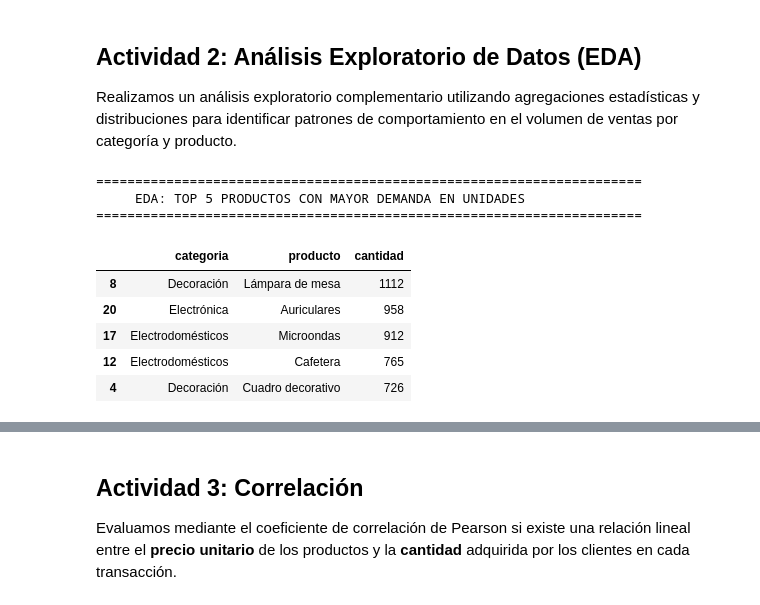
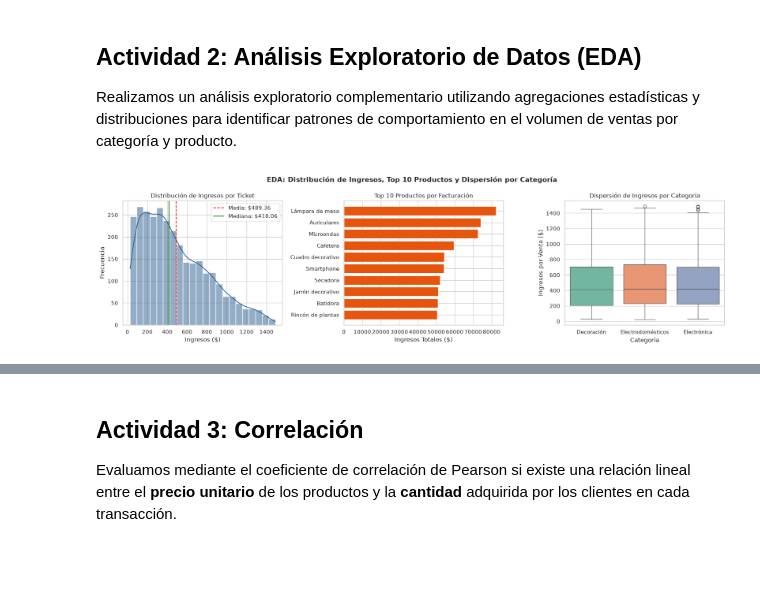
Before and after one commit to francoBa/analisisDatos-TT2026, a Jupyter notebook: entrega_final.ipynb, the cells around one changed output, grey strips where cells are left out. Saved outputs shown, nothing was run; the diff lists cells and outputs as text; code cells hidden in the pictures; blank space fills up the shorter version.

```diff
--- a/entrega_final.ipynb
+++ b/entrega_final.ipynb
@@ -971,30 +1011,44 @@ print("=" * 70)
 Realizamos un análisis exploratorio complementario utilizando agregaciones estadísticas y distribuciones para identificar patrones de comportamiento en el volumen de ventas por categoría y producto.
 # %%
 # =====================================================================
-# ACTIVIDAD 3.2: EDA (ANÁLISIS EXPLORATORIO DE TENDENCIAS)
+# ETAPA 3.2: EDA CON VISUALIZACIONES (DISTRIBUCIÓN Y RANKING DE PRODUCTOS)
 # =====================================================================
+import matplotlib.pyplot as plt
+import seaborn as sns
 
-# Comportamiento exploratorio: Top 5 productos con mayor volumen de unidades vendidas
-eda_top_unidades = (
-    df_ventas_limpio
-    .groupby(['categoria', 'producto'])['cantidad']
+sns.set_theme(style="whitegrid")
+
+fig_eda, axes = plt.subplots(1, 3, figsize=(18, 5))
+fig_eda.suptitle('EDA: Distribución de Ingresos, Top 10 Productos y Dispersión por Categoría', fontsize=14, fontweight='bold')
+
+# 1. Histograma + Curva de Densidad (KDE) de Ingresos
+sns.histplot(df_ventas_limpio['ingreso_total'], kde=True, color='#2b5c8f', ax=axes[0])
+axes[0].axvline(df_ventas_limpio['ingreso_total'].mean(), color='red', linestyle='--', label=f"Media: ${df_ventas_limpio['ingreso_total'].mean():.2f}")
+axes[0].axvline(df_ventas_limpio['ingreso_total'].median(), color='green', linestyle='-', label=f"Mediana: ${df_ventas_limpio['ingreso_total'].median():.2f}")
+axes[0].set_title('Distribución de Ingresos por Ticket')
+axes[0].set_xlabel('Ingresos ($)')
+axes[0].set_ylabel('Frecuencia')
+axes[0].legend()
+
+# 2. Gráfico de Barras Horizontales: Top 10 Productos por Ingresos
+top10_eda = (
+    df_ventas_limpio.groupby('producto', as_index=False)['ingreso_total']
     .sum()
-    .reset_index()
-    .sort_values(by='cantidad', ascending=False)
-    .head(5)
+    .sort_values(by='ingreso_total', ascending=True)
+    .tail(10)
 )
+axes[1].barh(top10_eda['producto'], top10_eda['ingreso_total'], color='#e6550d')
+axes[1].set_title('Top 10 Productos por Facturación')
+axes[1].set_xlabel('Ingresos Totales ($)')
+axes[1].set_ylabel('')
 
-print("=" * 70)
-print("     EDA: TOP 5 PRODUCTOS CON MAYOR DEMANDA EN UNIDADES")
-print("=" * 70)
-display(eda_top_unidades)
+# 3. Boxplot de Ingresos por Categoría (detecta dispersión y outliers)
+sns.boxplot(data=df_ventas_limpio, x='categoria', y='ingreso_total', hue='categoria', palette='Set2', legend=False, ax=axes[2])
+axes[2].set_title('Dispersión de Ingresos por Categoría')
+axes[2].set_xlabel('Categoría')
+axes[2].set_ylabel('Ingresos por Venta ($)')
+
+plt.tight_layout()
+plt.show()
 # %% [output]
-======================================================================
-     EDA: TOP 5 PRODUCTOS CON MAYOR DEMANDA EN UNIDADES
-======================================================================
-|  | categoria | producto | cantidad |
-| 8 | Decoración | Lámpara de mesa | 1112 |
-| 20 | Electrónica | Auriculares | 958 |
-| 17 | Electrodomésticos | Microondas | 912 |
-| 12 | Electrodomésticos | Cafetera | 765 |
-| 4 | Decoración | Cuadro decorativo | 726 |
+[figure, added]
```
Also changed, not shown: parts of 10 cells of this notebook, 1 other file.
